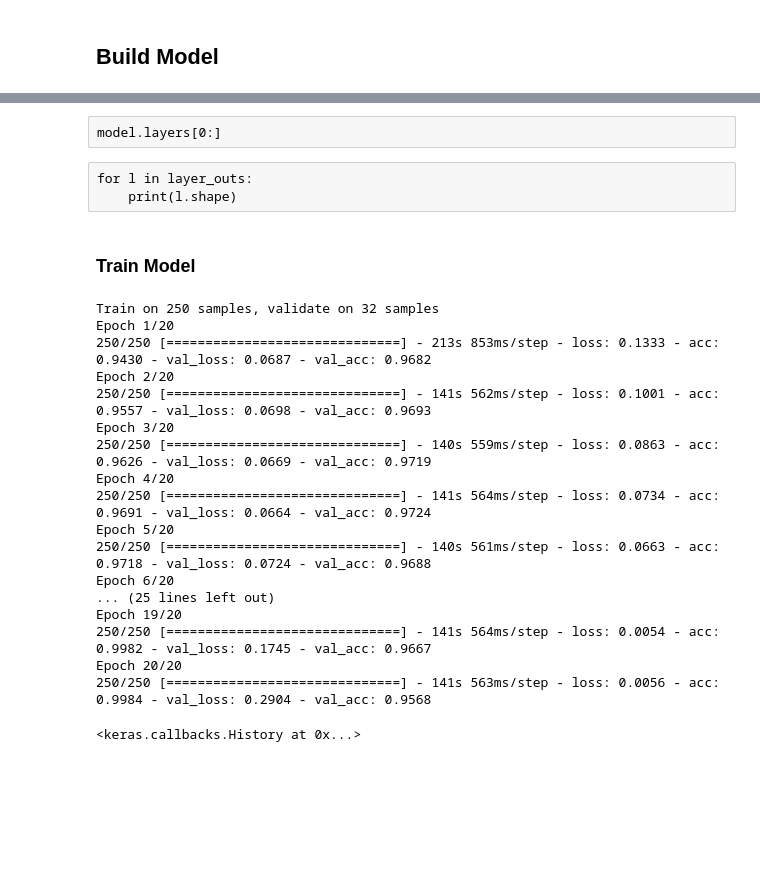
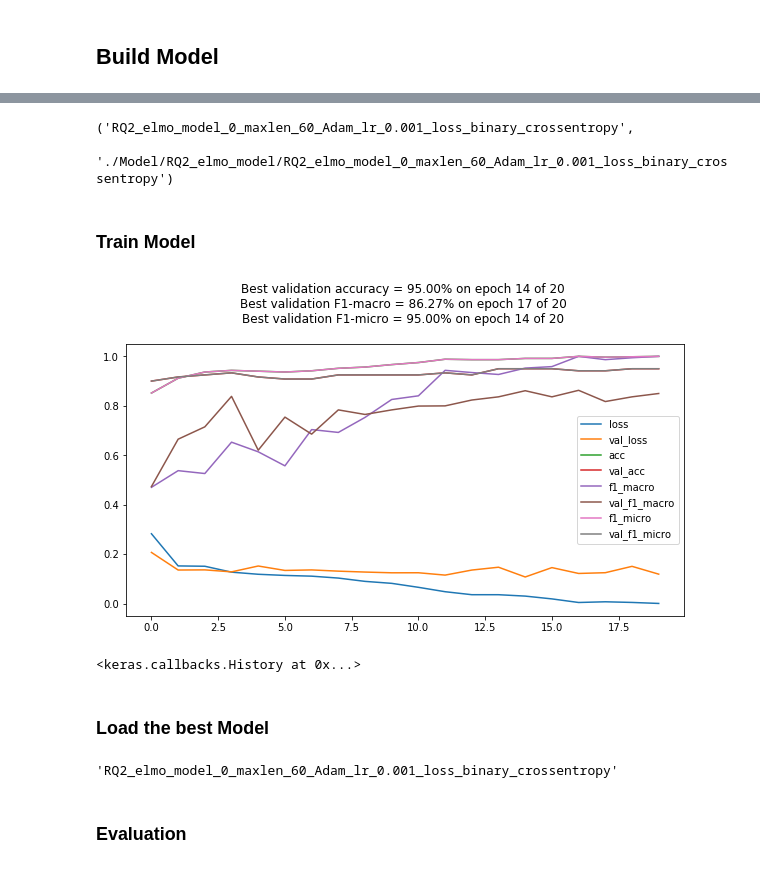
Before and after one commit to simgeekiz/Master_Thesis, a Jupyter notebook: RQ2-ELMO.ipynb, the cells around one changed output, grey strips where cells are left out. Saved outputs shown, nothing was run; the diff lists cells and outputs as text; code cells hidden in the pictures; blank space fills up the shorter version.

```diff
--- a/RQ2-ELMO.ipynb
+++ b/RQ2-ELMO.ipynb
@@ -126,6 +111,14 @@ def build_lstm_model(max_len, n_tags):
     out = TimeDistributed(Dense(n_tags, activation="softmax"))(x)
 
     return Model(input_text, outputs=out)
+# %%
+learningrate=0.001
+optimizer = Adam(lr=learningrate)
+optimizer_str = 'Adam'
+loss = 'binary_crossentropy'
+metrics = ['acc', f1_macro, f1_micro]
 # %%
 model = build_lstm_model(max_len, n_tags)
 model.summary()
+
+model.compile(loss=loss, optimizer=optimizer, metrics=metrics)
@@ -150,2 +124,0 @@ ________________________________________________________________________________
-# %%
-model.compile(loss='binary_crossentropy', optimizer='rmsprop', metrics=['accuracy'])
@@ -160,30 +125,33 @@ layer_outs = functor([test, 1.])
-# %% [raw]
-model.layers[0:]
-# %% [raw]
-for l in layer_outs:
-    print(l.shape)
+# %%
+model_name = 'RQ2_elmo_model_0' + \
+             '_maxlen_' + str(max_len) + \
+             '_' + optimizer_str + \
+             '_lr_' + str(learningrate) + \
+             '_loss_' + loss
+#              '_with_learnin_rate_reduction'
+
+model_dir = './Model/' + model_name.split('model')[0] + 'model/' + model_name
+results_file = os.path.join(model_dir, 'model_results_file.txt')
+# %% [output]
+('RQ2_elmo_model_0_maxlen_60_Adam_lr_0.001_loss_binary_crossentropy',
+ './Model/RQ2_elmo_model/RQ2_elmo_model_0_maxlen_60_Adam_lr_0.001_loss_binary_crossentropy')
 # %% [markdown]
 ### Train Model
 # %%
 ## Sequential Model
-model.fit(X_tra, y_tra, epochs=20, batch_size=2, validation_data=(X_val, y_val))
-#            callbacks=[PlotCurves(model_name='elmo_sentence_sequence')])
+model.fit(X_tra, y_tra,
+          epochs=20,
+          batch_size=batch_size,
+          validation_data=(X_val, y_val),
+          callbacks=[
+              PlotCurves(model_name=model_name)
+          ])
 # %% [output]
+[figure, added]
-Train on 250 samples, validate on 32 samples
-Epoch 1/20
-250/250 [==============================] - 213s 853ms/step - loss: 0.1333 - acc: 0.9430 - val_loss: 0.0687 - val_acc: 0.9682
-Epoch 2/20
-250/250 [==============================] - 141s 562ms/step - loss: 0.1001 - acc: 0.9557 - val_loss: 0.0698 - val_acc: 0.9693
-Epoch 3/20
-250/250 [==============================] - 140s 559ms/step - loss: 0.0863 - acc: 0.9626 - val_loss: 0.0669 - val_acc: 0.9719
-Epoch 4/20
-250/250 [==============================] - 141s 564ms/step - loss: 0.0734 - acc: 0.9691 - val_loss: 0.0664 - val_acc: 0.9724
-Epoch 5/20
-250/250 [==============================] - 140s 561ms/step - loss: 0.0663 - acc: 0.9718 - val_loss: 0.0724 - val_acc: 0.9688
-Epoch 6/20
-... (25 lines left out)
-Epoch 19/20
-250/250 [==============================] - 141s 564ms/step - loss: 0.0054 - acc: 0.9982 - val_loss: 0.1745 - val_acc: 0.9667
-Epoch 20/20
-250/250 [==============================] - 141s 563ms/step - loss: 0.0056 - acc: 0.9984 - val_loss: 0.2904 - val_acc: 0.9568
+<keras.callbacks.History at 0x...>
-<keras.callbacks.History at 0x...>
+# %% [markdown]
+### Load the best Model
+# %%
+model_name
+# %% [output]
+'RQ2_elmo_model_0_maxlen_60_Adam_lr_0.001_loss_binary_crossentropy'
@@ -189,0 +161,2 @@ Epoch 20/20
+# %% [markdown]
+### Evaluation
```
Also changed, not shown: parts of 29 cells of this notebook, 9 other files.
